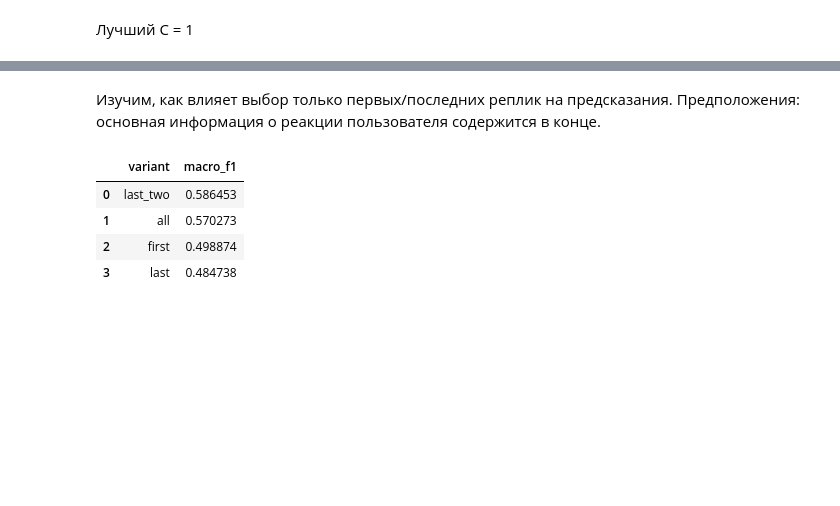
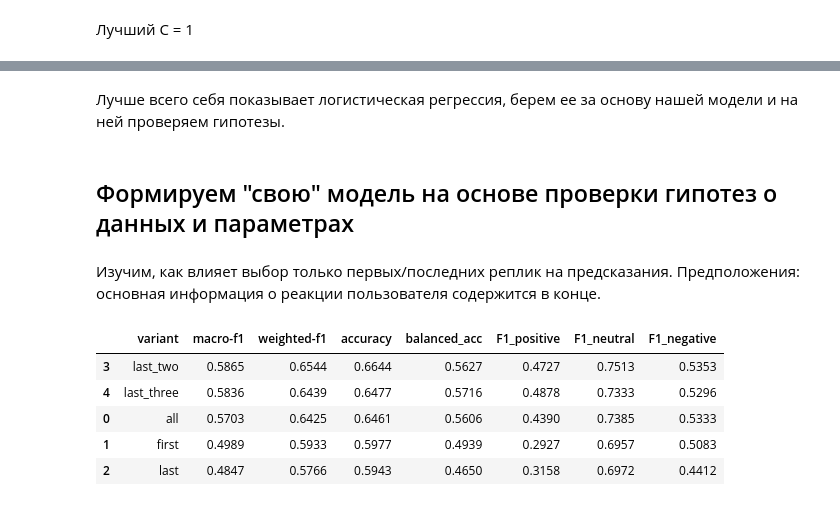
Before and after one commit to Half-Head/ML_homework, a Jupyter notebook: hw1/2_reactions.ipynb, the cells around one changed output, grey strips where cells are left out. Drawn from its saved outputs; the diff is of its cells as text; code cells hidden in the pictures; blank space fills up the shorter version.

Commit message:
model with weighted 2 last replics

```diff
--- a/hw1/2_reactions.ipynb
+++ b/hw1/2_reactions.ipynb
@@ -207,11 +220,12 @@ y_pred_svc = svc.predict(X_val_tfidf)
+# %% [markdown]
+Лучше всего себя показывает логистическая регрессия, берем ее за основу нашей модели и на ней проверяем гипотезы.
+# %% [markdown]
+## Формируем "свою" модель на основе проверки гипотез о данных и параметрах
 # %% [markdown]
 Изучим, как влияет выбор только первых/последних реплик на предсказания. Предположения: основная информация о реакции пользователя содержится в конце.
 # %%
 texts_by_variant = {
-    "all": [
-        clean_normalize_dialog(d)
-        for d in labeled_dialogs
-    ],
+    "all": user_texts,
     "first": [
         clean_normalize_dialog(d, num=1, position='first')
         for d in labeled_dialogs
@@ -224,60 +238,60 @@ texts_by_variant = {
         clean_normalize_dialog(d, num=2, position='last')
         for d in labeled_dialogs
     ],
+    "last_three": [
+            clean_normalize_dialog(d, num=3, position='last')
+            for d in labeled_dialogs
+        ],
 }
 # %%
 variant_results = []
 variant_models = {}
 
 for variant, texts in texts_by_variant.items():
-    # Используем один и тот же split для всех вариантов
     X_train_text = [texts[i] for i in idx_train_val[idx_train]]
-    X_val_text = [texts[i] for i in idx_train_val[idx_val]]
+    X_val_text   = [texts[i] for i in idx_train_val[idx_val]]
 
     vectorizer = TfidfVectorizer(
-      ngram_range=(1, 2),
-      sublinear_tf=True,
+        ngram_range=(1, 2),
+        sublinear_tf=True,
     )
-
     X_train_vec = vectorizer.fit_transform(X_train_text)
-    X_val_vec = vectorizer.transform(X_val_text)
+    X_val_vec   = vectorizer.transform(X_val_text)
 
     model = LogisticRegression(
         C=0.1,
         class_weight="balanced",
         max_iter=5000,
         random_state=SEED,
     )
-
     model.fit(X_train_vec, y_train)
     pred = model.predict(X_val_vec)
 
+    m = calculate_metrics(y_val, pred, LABELS)
+
     variant_results.append({
-        "variant": variant,
-        "macro_f1": f1_score(
-            y_val,
-            pred,
-            labels=LABELS,
-            average="macro",
-            zero_division=0,
-        ),
+        "variant":         variant,
+        "macro-f1":        m["macro-f1"],
+        "weighted-f1":     m["weighted-f1"],
+        "accuracy":        m["accuracy"],
+        "balanced_acc":    m["balanced_accuracy"],
+        "F1_positive":     m["per_class_metrics"]["f1_positive"],
+        "F1_neutral":      m["per_class_metrics"]["f1_neutral"],
+        "F1_negative":     m["per_class_metrics"]["f1_negative"],
     })
 
     variant_models[variant] = {
         "vectorizer": vectorizer,
         "model": model,
     }
 
-variant_results_df = (
-    pd.DataFrame(variant_results)
-    .sort_values("macro_f1", ascending=False)
-    .reset_index(drop=True)
-)
+variant_results_df = pd.DataFrame(variant_results).round(4).sort_values("macro-f1", ascending=False)
 
-display(variant_results_df)
+variant_results_df
 # %% [output]
-|  | variant | macro_f1 |
-| 0 | last_two | 0.586453 |
-| 1 | all | 0.570273 |
-| 2 | first | 0.498874 |
-| 3 | last | 0.484738 |
+|  | variant | macro-f1 | weighted-f1 | accuracy | balanced_acc | F1_positive | F1_neutral | F1_negative |
+| 3 | last_two | 0.5865 | 0.6544 | 0.6644 | 0.5627 | 0.4727 | 0.7513 | 0.5353 |
+| 4 | last_three | 0.5836 | 0.6439 | 0.6477 | 0.5716 | 0.4878 | 0.7333 | 0.5296 |
+| 0 | all | 0.5703 | 0.6425 | 0.6461 | 0.5606 | 0.4390 | 0.7385 | 0.5333 |
+| 1 | first | 0.4989 | 0.5933 | 0.5977 | 0.4939 | 0.2927 | 0.6957 | 0.5083 |
+| 2 | last | 0.4847 | 0.5766 | 0.5943 | 0.4650 | 0.3158 | 0.6972 | 0.4412 |
```
Also changed, not shown: parts of 13 cells of this notebook.
